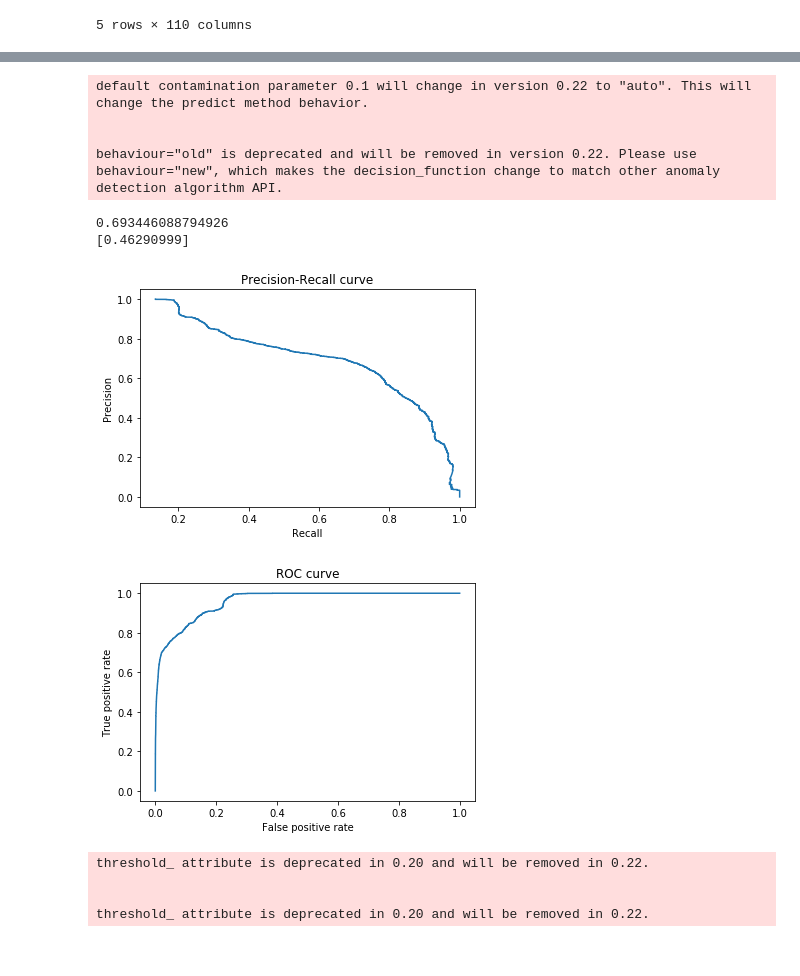
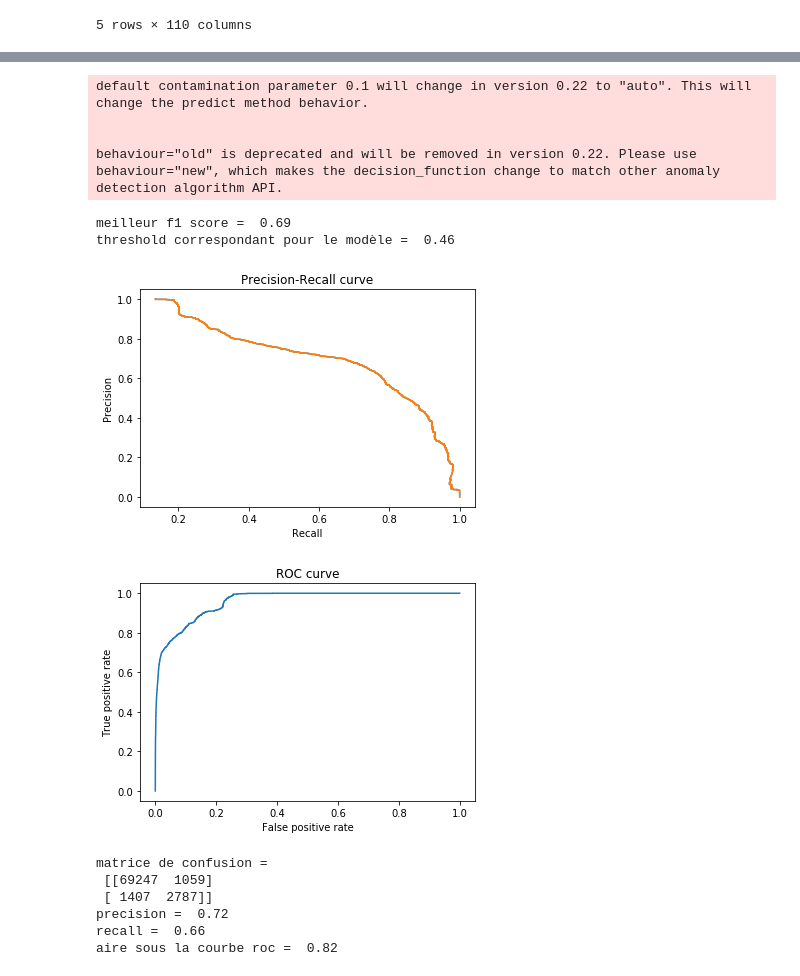
Before and after one commit to pgorisse/SIC7002, a Jupyter notebook: Isolation_Forest.ipynb, the cells around one changed output, grey strips where cells are left out. Cells and saved outputs as stored; diff of their text form; code cells hidden in the pictures.

Commit message:
Entrainement du modèle, Test du modèle et test sans modèle

```diff
--- a/Isolation_Forest.ipynb
+++ b/Isolation_Forest.ipynb
@@ -241,61 +188,78 @@ behaviour="old" is deprecated and will be removed in version 0.22. Please use be
 # %%
 # MODEL BUILDING
-f1_max=0
+
 
 rng = np.random.RandomState(400)
-
 
 # training the model
 clf = IsolationForest(max_samples=800, random_state=rng)
 clf.fit(X_train)
 score = -clf.score_samples(X_train)
+
+
 # Precision recall curve
 precision, recall, thresholds = precision_recall_curve(ylabel_train, score)
 
+# PLOT precision recall curve
+plt.plot(precision, recall)
+plt.xlabel('Recall')
+plt.ylabel('Precision')
+plt.title('Precision-Recall curve')
+plt.show
+
 # ROC curve
-fpr, tpr, thresholds2 = roc_curve(ylabel_train, score)
-
+fpr, tpr, thresholds1 = roc_curve(ylabel_train, score)
 
 # F1 score
 f1_score = 2*(precision*recall)/(precision+recall)
 
 meilleur_f1_score = max(f1_score)
 position = np.where(f1_score==meilleur_f1_score)
-print(meilleur_f1_score)
+print('meilleur f1 score = ', "%.2f" % meilleur_f1_score)
+
 # meilleur threshold
-threshold = thresholds[position]
-print(threshold)
-#PLOT precision recall curve
+threshold_train = thresholds[position]
+print('threshold correspondant pour le modèle = ', "%.2f" % threshold_train)
+
+# PLOT precision recall curve
 plt.plot(precision, recall)
 plt.xlabel('Recall')
 plt.ylabel('Precision')
 plt.title('Precision-Recall curve')
 plt.show()
-
 #PLOT roc curve
 plt.plot(fpr, tpr)
 plt.xlabel('False positive rate')
 plt.ylabel('True positive rate')
 plt.title('ROC curve')
 plt.show()
 
+#Prediction with calculated best threshold:
+Y_predicted = (score>threshold_train)
 
+#Confusion matrix
+print('matrice de confusion =\n',confusion_matrix(ylabel_train, Y_predicted,))
 
-# predictions
-y_pred_train = clf.predict(X_train)
-y_pred_test = clf.predict(X_test)
-# y_pred_outliers = clf.predict(X_outliers)
-# Meilleurs paramètres
+#precision= TP/(TP+FP)= proportion des classés positifs qui en sont vraiment
+print('precision = ',"%.2f" % precision_score(ylabel_train, Y_predicted,))
+
+#recall= TP/(TP+FN)= proportion
+print('recall = ',"%.2f" % recall_score(ylabel_train, Y_predicted,))
+
+#roc_score
+print('aire sous la courbe roc = ',"%.2f" % roc_auc_score(ylabel_train, Y_predicted,))
 # %% [output]
 default contamination parameter 0.1 will change in version 0.22 to "auto". This will change the predict method behavior.
 
 
 behaviour="old" is deprecated and will be removed in version 0.22. Please use behaviour="new", which makes the decision_function change to match other anomaly detection algorithm API.
-0.693446088794926
-[0.46290999]
+meilleur f1 score =  0.69
+threshold correspondant pour le modèle =  0.46
-[figure, old version]
+[figure, new version]
 [figure]
-threshold_ attribute is deprecated in 0.20 and will be removed in 0.22.
-
-
-threshold_ attribute is deprecated in 0.20 and will be removed in 0.22.
+matrice de confusion =
+ [[69247  1059]
+ [ 1407  2787]]
+precision =  0.72
+recall =  0.66
+aire sous la courbe roc =  0.82
```
Also changed, not shown: parts of 6 cells of this notebook.
